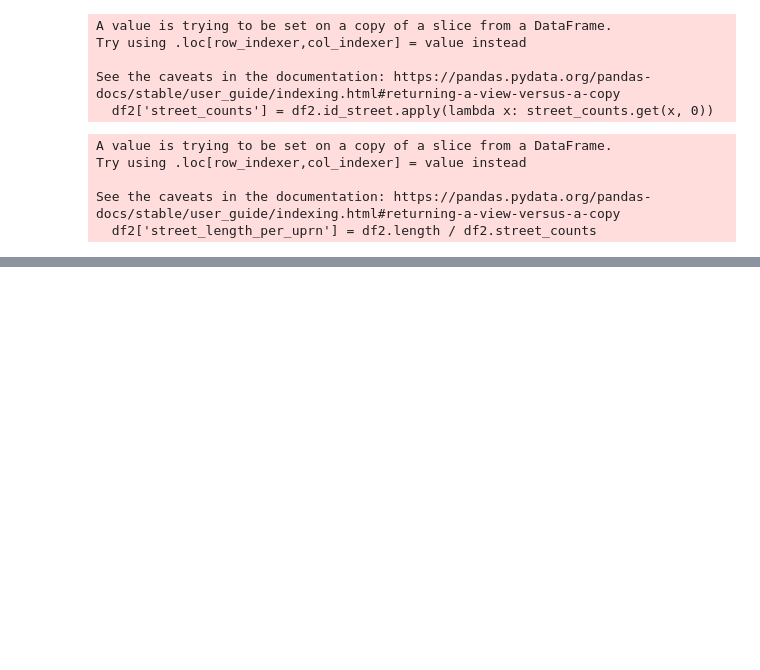
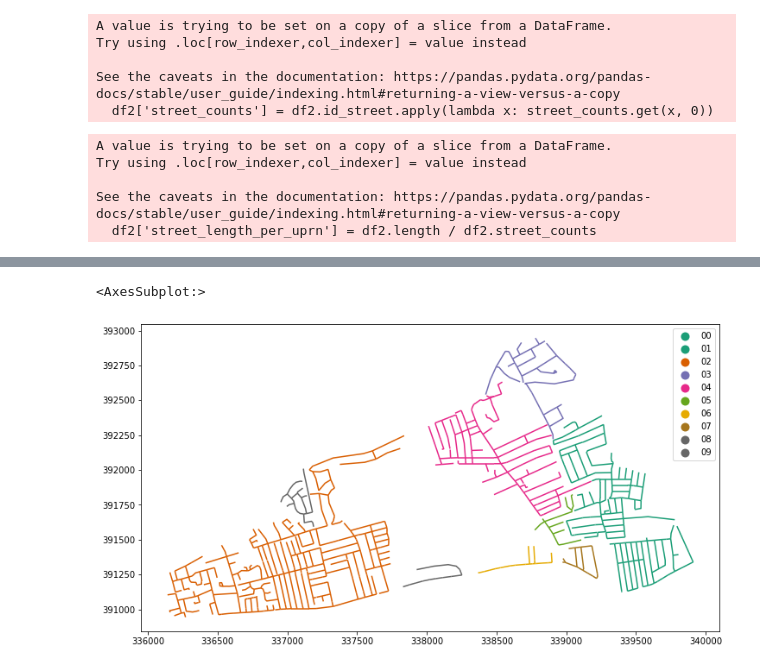
Before and after one commit to peterprescott/a1-dissertation, a Jupyter notebook: code/09Sep_03/A01_GivenPoint.ipynb, the cells around one changed output, grey strips where cells are left out. Saved outputs shown, nothing was run; the diff lists cells and outputs as text; code cells hidden in the pictures; blank space fills up the shorter version.

```diff
--- a/code/09Sep_03/A01_GivenPoint.ipynb
+++ b/code/09Sep_03/A01_GivenPoint.ipynb
@@ -167,0 +151,4 @@ subgraph_edges = [sg.edges for sg in subgraphs]
+# %%
+communities_key = {value:key for key, value_list in communities.items() for value in value_list}
+# %%
+edges['community'] = edges.id_street.apply(lambda x: communities_key.get(x, None))
@@ -168,2 +163,20 @@ subgraph_edges = [sg.edges for sg in subgraphs]
+# %%
+rcParams = plt.matplotlib.rcParams
+def get_prop_cycle():
+    prop_cycler = rcParams['axes.prop_cycle']
+    if prop_cycler is None and 'axes.color_cycle' in rcParams:
+        clist = rcParams['axes.color_cycle']
+        prop_cycler = cycler('color', clist)
+    return prop_cycler
+# %%
+colors = [item['color'] for item in get_prop_cycle()]
+# %%
+f, ax = plt.subplots(figsize=(12,12))
+ax.set_prop_cycle(color=colors*100)
+
+gpd.GeoDataFrame(edges, geometry='geometry_street').plot('community', cmap='Dark2', figsize=(12,12), legend=True, ax=ax)
+# %% [output]
+<AxesSubplot:>
+[figure, added]
 # %%
 # 5 find connected networks of residential and non-(B Road/ Minor Road) streets
```
Also changed, not shown: parts of 16 cells of this notebook.
